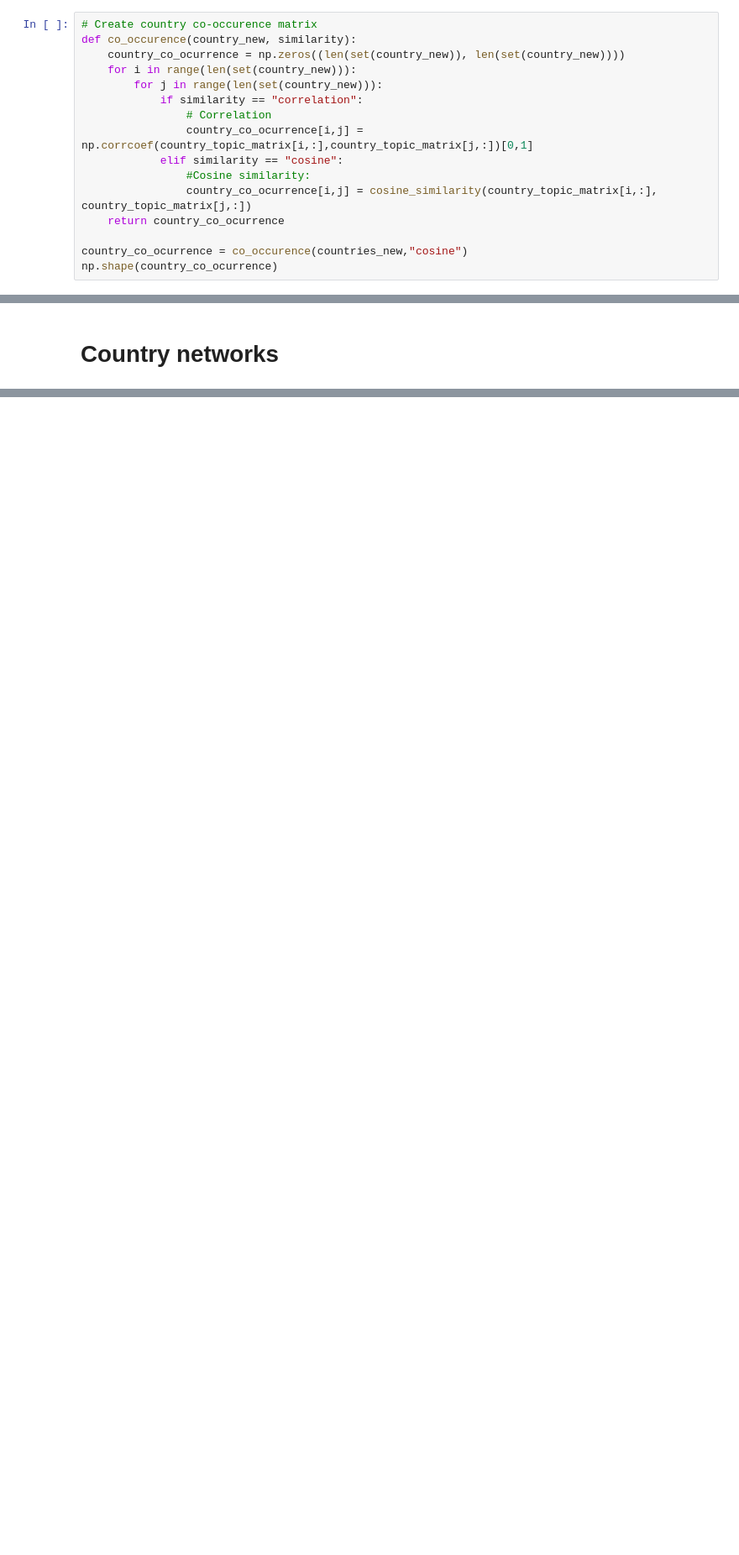
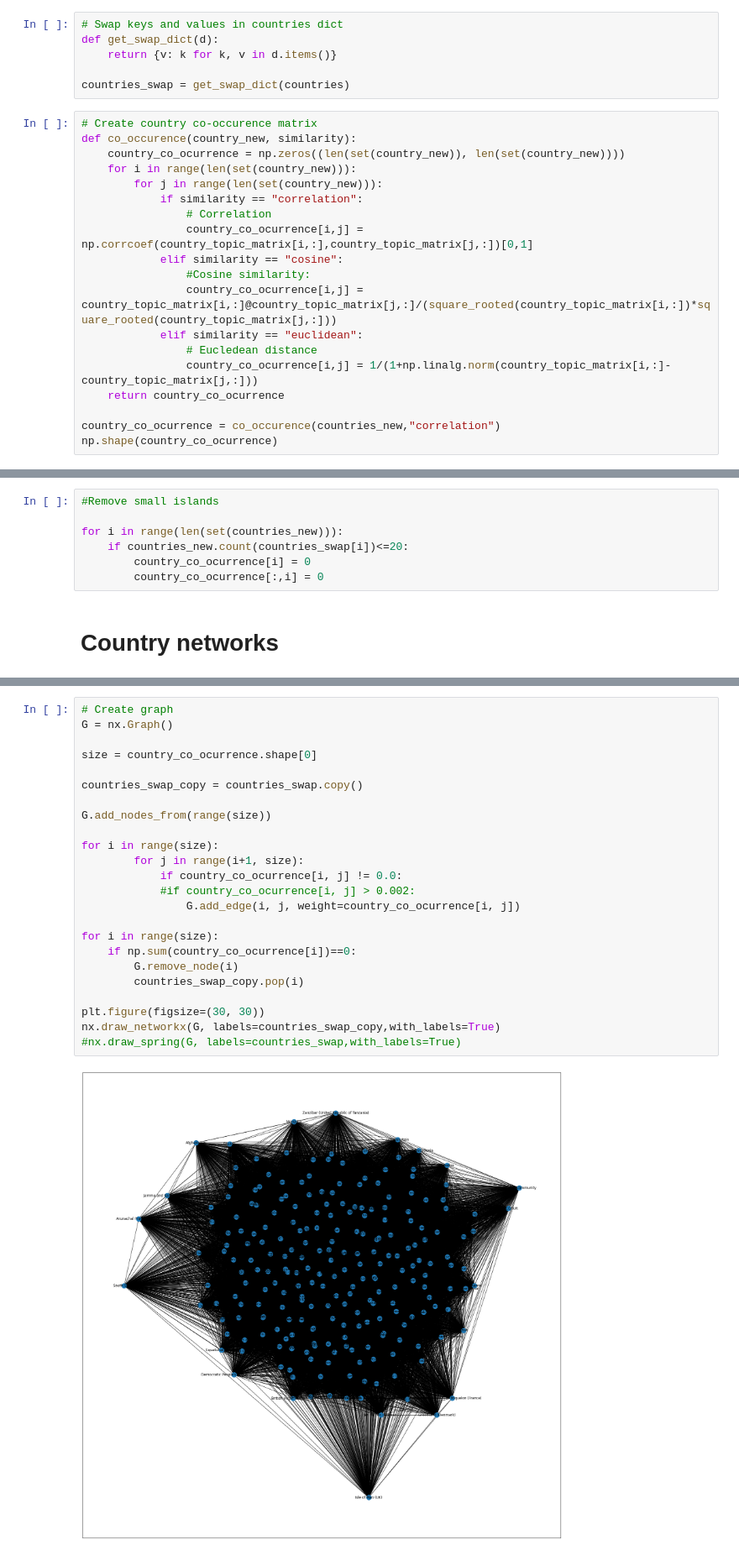
Before and after one commit to gustavn19/Fagprojekt, a Jupyter notebook: JS_main.ipynb, the cells around one changed output, grey strips where cells are left out. Shown at 84% size. Saved outputs shown, nothing was run; the diff lists cells and outputs as text; blank space fills up the shorter version.

```diff
--- a/JS_main.ipynb
+++ b/JS_main.ipynb
@@ -150,6 +152,12 @@ def cosine_similarity(x,y):
  numerator = sum(a*b for a,b in zip(x,y))
  denominator = square_rooted(x)*square_rooted(y)
  return round(numerator/float(denominator),3)
+# %%
+# Swap keys and values in countries dict
+def get_swap_dict(d):
+    return {v: k for k, v in d.items()}
+
+countries_swap = get_swap_dict(countries)
 # %%
 # Create country co-occurence matrix
 def co_occurence(country_new, similarity):
@@ -161,12 +169,22 @@ def co_occurence(country_new, similarity):
                 country_co_ocurrence[i,j] = np.corrcoef(country_topic_matrix[i,:],country_topic_matrix[j,:])[0,1]
             elif similarity == "cosine":
                 #Cosine similarity:
-                country_co_ocurrence[i,j] = cosine_similarity(country_topic_matrix[i,:], country_topic_matrix[j,:])
+                country_co_ocurrence[i,j] = country_topic_matrix[i,:]@country_topic_matrix[j,:]/(square_rooted(country_topic_matrix[i,:])*square_rooted(country_topic_matrix[j,:]))
+            elif similarity == "euclidean":
+                # Eucledean distance
+                country_co_ocurrence[i,j] = 1/(1+np.linalg.norm(country_topic_matrix[i,:]-country_topic_matrix[j,:]))
     return country_co_ocurrence
 
-country_co_ocurrence = co_occurence(countries_new,"cosine")
+country_co_ocurrence = co_occurence(countries_new,"correlation")
 np.shape(country_co_ocurrence)
 # %% [output]
 (257, 257)
+# %%
+#Remove small islands
+
+for i in range(len(set(countries_new))):
+    if countries_new.count(countries_swap[i])<=20:
+        country_co_ocurrence[i] = 0
+        country_co_ocurrence[:,i] = 0
 # %% [markdown]
 # Country networks
@@ -172,0 +197,26 @@ np.shape(country_co_ocurrence)
+# %%
+# Create graph
+G = nx.Graph()
+
+size = country_co_ocurrence.shape[0]
+
+countries_swap_copy = countries_swap.copy()
+
+G.add_nodes_from(range(size))
+
+for i in range(size):
+        for j in range(i+1, size):
+            if country_co_ocurrence[i, j] != 0.0:
+            #if country_co_ocurrence[i, j] > 0.002:
+                G.add_edge(i, j, weight=country_co_ocurrence[i, j])
+
+for i in range(size):
+    if np.sum(country_co_ocurrence[i])==0:
+        G.remove_node(i)
+        countries_swap_copy.pop(i)
+
+plt.figure(figsize=(30, 30))
+nx.draw_networkx(G, labels=countries_swap_copy,with_labels=True)
+#nx.draw_spring(G, labels=countries_swap,with_labels=True)
+# %% [output]
+[figure, added]
```
Also changed, not shown: parts of 3 cells of this notebook, 2 other files.
